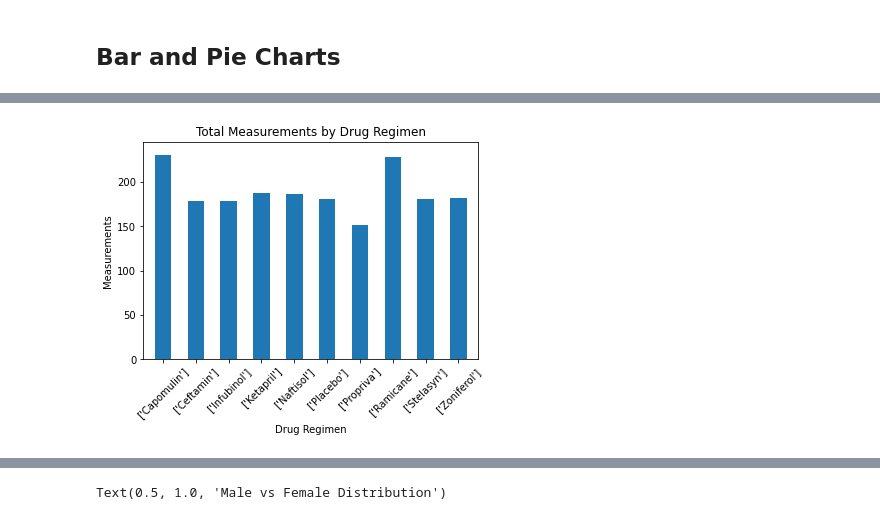
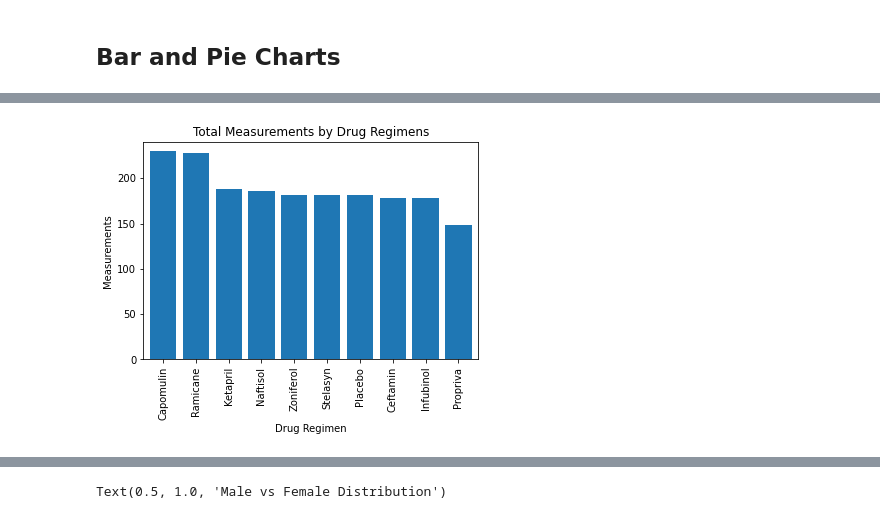
Before and after one commit to AJ-Paine/05-The-Power-of-Plots, a Jupyter notebook: Pymaceuticals/pymaceuticals_AJP.ipynb, the cells around one changed output, grey strips where cells are left out. Cells and saved outputs as stored; diff of their text form; code cells hidden in the pictures.

```diff
--- a/Pymaceuticals/pymaceuticals_AJP.ipynb
+++ b/Pymaceuticals/pymaceuticals_AJP.ipynb
@@ -153,18 +140,24 @@ Text(0, 0.5, 'Measurements')
-# %%
-# Generate a bar plot showing the total number of measurements taken on each drug regimen using pyplot.
-drug_regimens = regimen_df["Drug Regimen"].unique()
-x_axis = np.arange(len(drug_regimens))
-plt.bar(x_axis, total_measures, width=0.5)
-tick_locations = [regimen for regimen in x_axis]
-plt.xticks(tick_locations, labels=drug_regimens, rotation=45)
-plt.title('Total Measurements by Drug Regimen')
-plt.xlabel('Drug Regimen')
-plt.ylabel('Measurements')
-plt.xlim(-0.6, len(x_axis) - 0.4)
-plt.ylim(0, max(total_measures)+15)
-plt.show()
-# %% [output]
-[figure, removed]
+# %%
+# Generate a bar plot showing the total number of measurements taken on each drug regimen using pyplot.
+#drug_regimens = clean_df["Drug Regimen"].value_counts()
+labels = drug_regimens.index.values
+y_values = drug_regimens.values
+x_axis = np.arange(len(drug_regimens))
+tick_locations = [regimen for regimen in x_axis]
+plt.xticks(tick_locations, labels, rotation=90)
+plt.bar(x_axis, y_values)
+plt.title('Total Measurements by Drug Regimens')
+plt.xlabel('Drug Regimen')
+plt.ylabel('Measurements')
+plt.ylim(0, max(drug_regimens)+10)
+plt.xlim(-0.6, len(x_axis) - 0.4)
+plt.show()
+
+# x_axis = np.arange(len(drug_regimens))
+# plt.bar(x_axis, total_measures, width=0.5)
+# tick_locations = [regimen for regimen in x_axis]
+# %% [output]
+[figure, added]
 # %%
 # Generate a pie plot showing the distribution of female versus male mice using pandas
 gender = clean_df["Sex"].value_counts()
```
Also changed, not shown: parts of 16 cells of this notebook.
